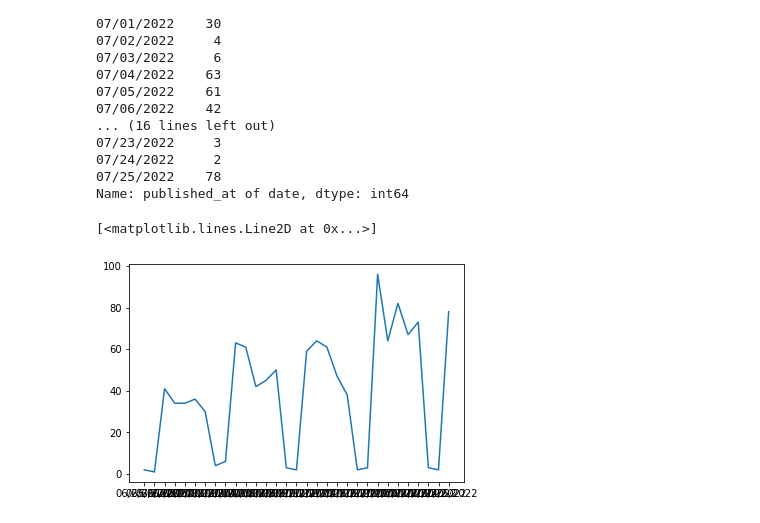
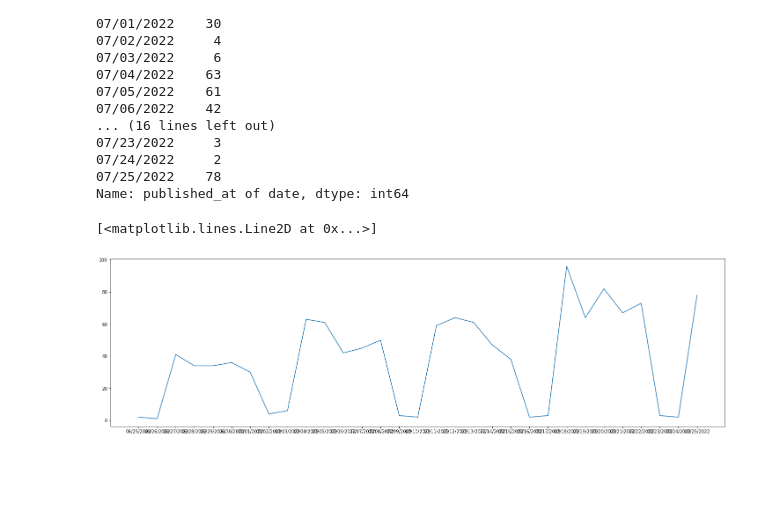
Before and after one commit to OlegMukminov/desktop-tutorial, a Jupyter notebook: Lesson2/hometask/HH-api-hometask.ipynb, the cells around one changed output. Cells and saved outputs as stored; diff of their text form; code cells hidden in the pictures; blank space fills up the shorter version.

```diff
--- a/Lesson2/hometask/HH-api-hometask.ipynb
+++ b/Lesson2/hometask/HH-api-hometask.ipynb
@@ -263,7 +263,8 @@ Name: published_at of date, dtype: int64
 # %%
 import matplotlib.pyplot as plt
 
+axs = plt.subplots(1, 1, figsize=(25, 7))
 plt.plot(df2_date.index, df2_date.values)
 # %% [output]
 [<matplotlib.lines.Line2D at 0x...>]
-[figure, old version]
+[figure, new version]
```
